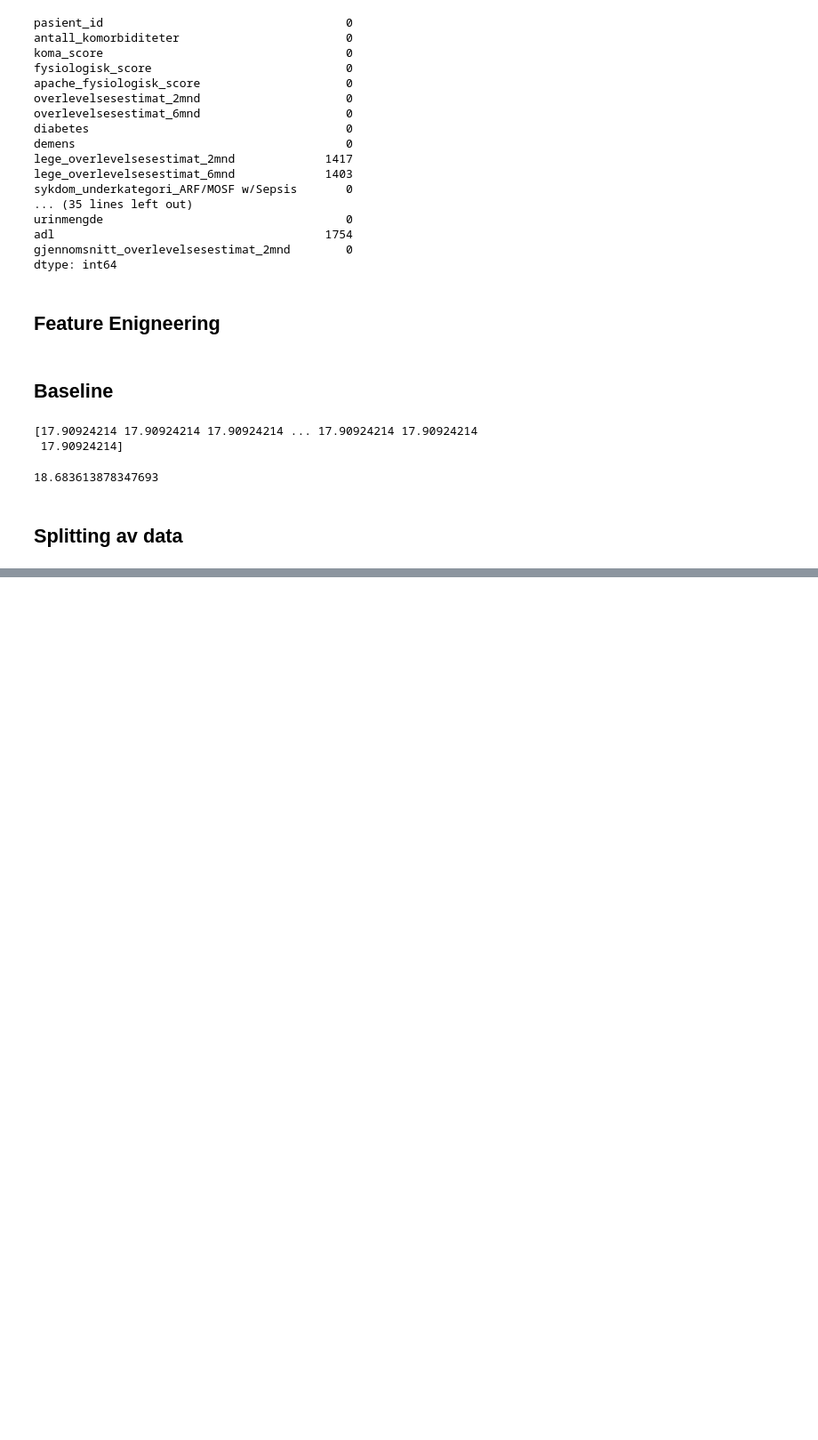
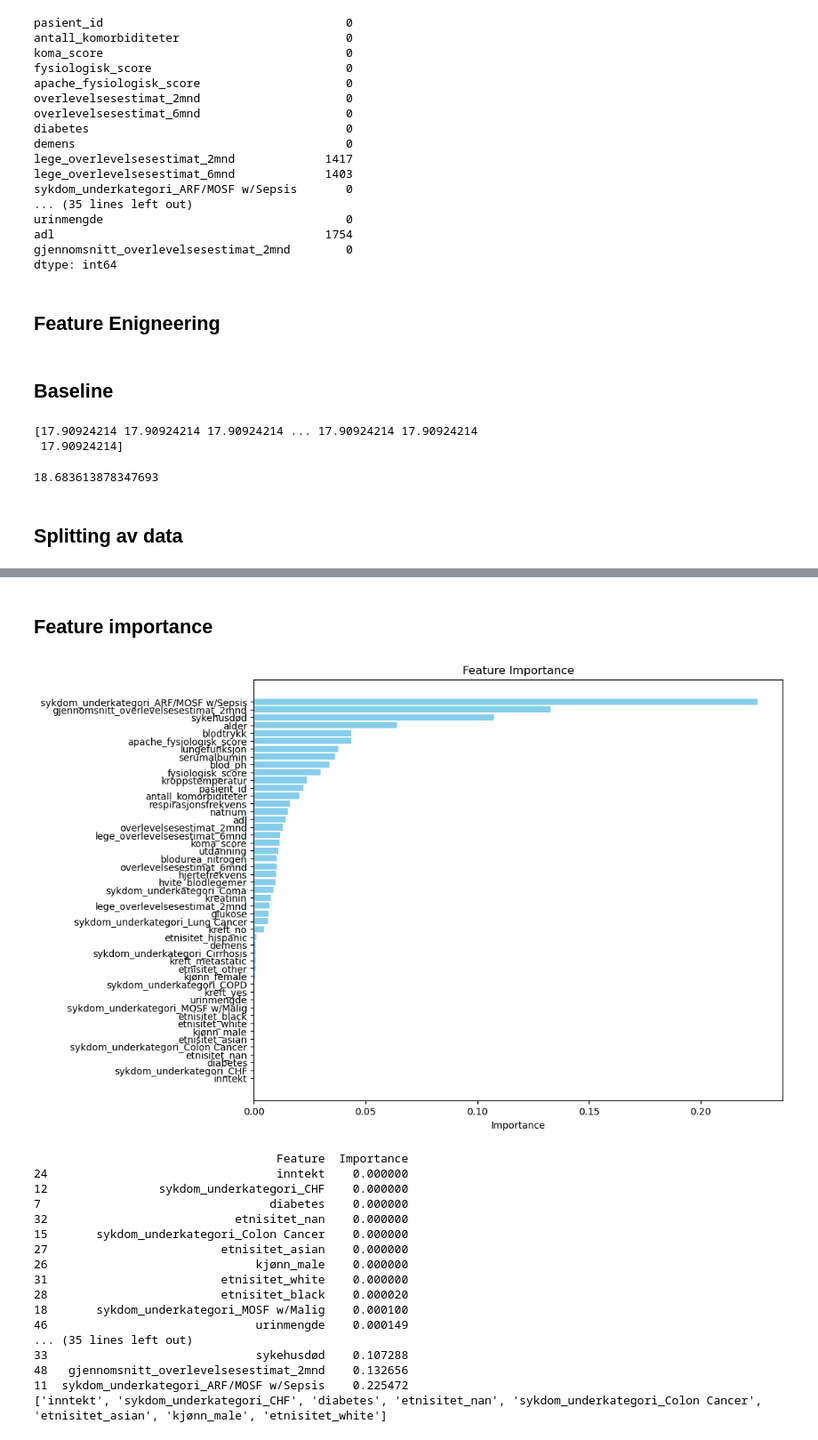
Before and after one commit to EllaSolberg/HospitalLengthofStayEstimation, a Jupyter notebook: Del2.ipynb, the cells around one changed output, grey strips where cells are left out. Shown at 89% size. Saved outputs shown, nothing was run; the diff lists cells and outputs as text; code cells hidden in the pictures; blank space fills up the shorter version.

```diff
--- a/Del2.ipynb
+++ b/Del2.ipynb
@@ -104,0 +105,6 @@ X_val, X_test, y_val, y_test = train_test_split(X_temp, y_temp, test_size=0.5, r
+# %%
+
+q75_urinmengde = X_train["urinmengde"].quantile(0.75)
+X_train["urinmengde"] = X_train["urinmengde"].clip(upper=q75_urinmengde)
+q25_urinmengde = X_train["urinmengde"].quantile(0.25)
+X_train["urinmengde"] = X_train["urinmengde"].clip(lower=q25_urinmengde)
@@ -105,9 +123,4 @@ X_val, X_test, y_val, y_test = train_test_split(X_temp, y_temp, test_size=0.5, r
 # %%
-q75_urinmengde = X_train["urinmengde"].quantile(0.75)
-X_train["urinmengde"] = X_train["urinmengde"].clip(upper=q75_urinmengde)
-
-q95_kreatinin = X_train["kreatinin"].quantile(0.95)
-X_train["kreatinin"] = X_train["kreatinin"].clip(upper=q95_kreatinin)
 
 q95_kreatinin = X_train["kreatinin"].quantile(0.95)
 X_train["kreatinin"] = X_train["kreatinin"].clip(upper=q95_kreatinin)
@@ -117,3 +142,10 @@ X_train["hvite_blodlegemer"] = X_train["hvite_blodlegemer"].clip(upper=q95_hvite
+# %%
+
+q95_blodurea_nitrogen = X_train["blodurea_nitrogen"].quantile(0.75)
+X_train["blodurea_nitrogen"] = X_train["blodurea_nitrogen"].clip(upper=q95_blodurea_nitrogen)
+
+q95_glukose = X_train["glukose"].quantile(0.75)
+X_train["glukose"] = X_train["glukose"].clip(upper=q95_glukose)
 # %% [markdown]
 ## Variabelutvinning
 # %% [markdown]
@@ -250,13 +287,12 @@ Best RMSE: 17.15699546270142
 # %%
 
 
-from sklearn.ensemble import GradientBoostingRegressor
 
 
 models = {
     'RandomForestRegressor': RandomForestRegressor(random_state=42),
     'LinearRegression': LinearRegression(),
-    'MLPRegressor': MLPRegressor(random_state=42),
+    #'MLPRegressor': MLPRegressor(random_state=42), denne fikk veldig dårlig score men den er teste
     'GradientBoosting' : GradientBoostingRegressor(random_state = 42),
 }
 # %%
@@ -363,0 +362,44 @@ Test RMSE: 23.4427
+# %% [markdown]
+## Feature importance
+# %%
+importances = best_model.feature_importances_
+
+# Kombiner med kolonnenavnene
+feature_importance_df = pd.DataFrame({'Feature': X_train.columns, 'Importance': importances})
+
+# Sorter etter viktighet
+feature_importance_df = feature_importance_df.sort_values(by='Importance', ascending=False)
+
+
+# Anta at `feature_importance_df` er DataFrame med kolonnene 'Feature' og 'Importance'
+feature_importance_df = feature_importance_df.sort_values(by='Importance', ascending=True)
+
+# Plot
+plt.figure(figsize=(10, 8))
+plt.barh(feature_importance_df['Feature'], feature_importance_df['Importance'], color='skyblue')
+plt.xlabel('Importance')
+plt.title('Feature Importance')
+plt.show()
+
+print(feature_importance_df)
+zero_importance_features = feature_importance_df[feature_importance_df['Importance'] == 0]['Feature'].tolist()
+print(zero_importance_features)
+# %% [output]
+[figure, added]
+                                   Feature  Importance
+24                                 inntekt    0.000000
+12                sykdom_underkategori_CHF    0.000000
+7                                 diabetes    0.000000
+32                           etnisitet_nan    0.000000
+15       sykdom_underkategori_Colon Cancer    0.000000
+27                         etnisitet_asian    0.000000
+26                              kjønn_male    0.000000
+31                         etnisitet_white    0.000000
+28                         etnisitet_black    0.000020
+18       sykdom_underkategori_MOSF w/Malig    0.000100
+46                              urinmengde    0.000149
+... (35 lines left out)
+33                              sykehusdød    0.107288
+48   gjennomsnitt_overlevelsesestimat_2mnd    0.132656
+11  sykdom_underkategori_ARF/MOSF w/Sepsis    0.225472
+['inntekt', 'sykdom_underkategori_CHF', 'diabetes', 'etnisitet_nan', 'sykdom_underkategori_Colon Cancer', 'etnisitet_asian', 'kjønn_male', 'etnisitet_white']
```
Also changed, not shown: parts of 20 cells of this notebook, 2 other files.
